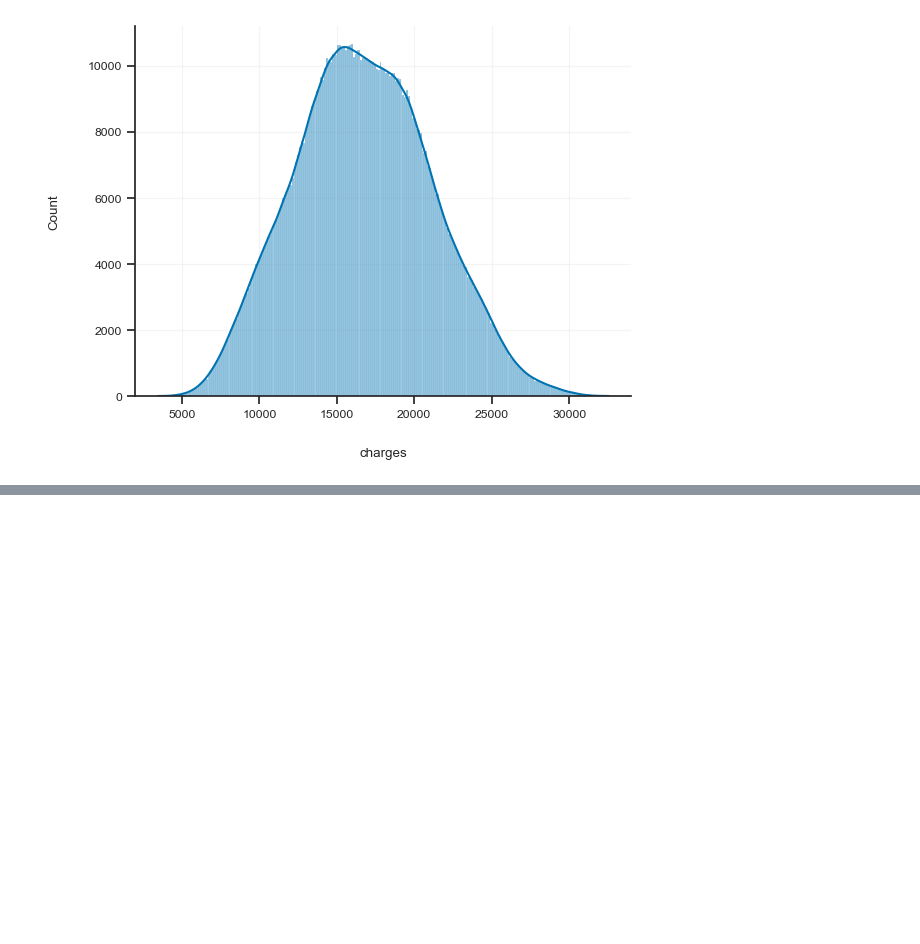
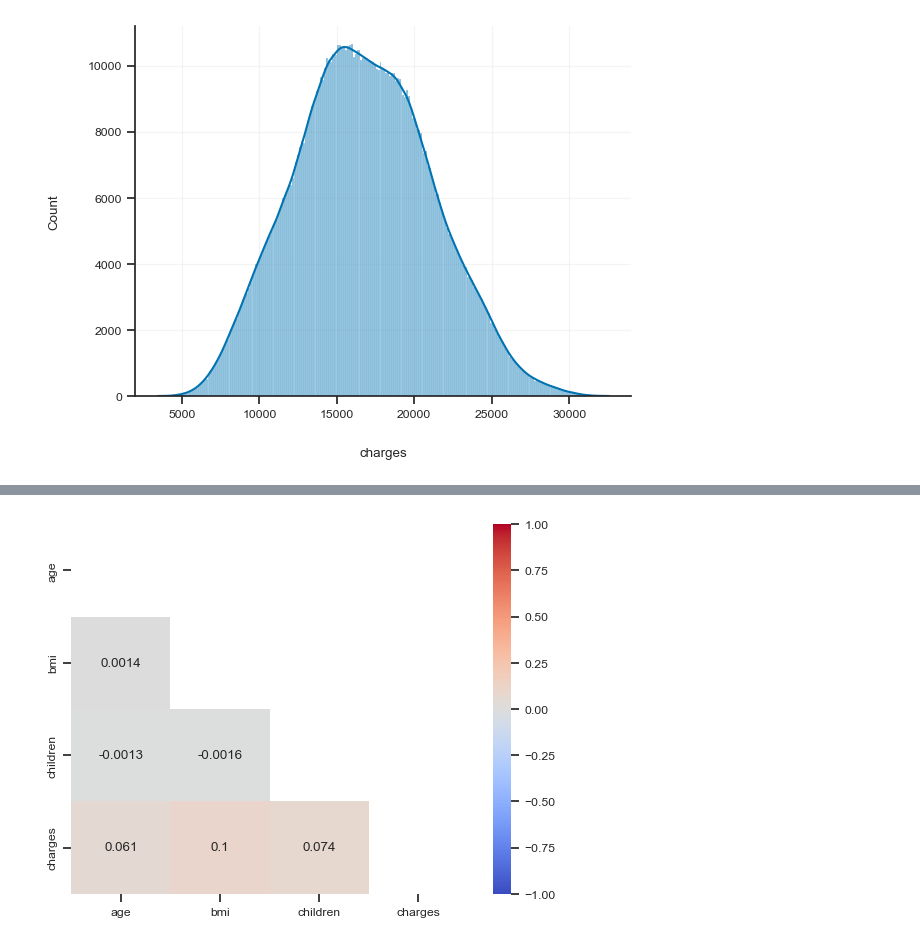
Before and after one commit to guipradow/insurance, a Jupyter notebook: notebooks/insurance_eda.ipynb, the cells around one changed output, grey strips where cells are left out. Saved outputs shown, nothing was run; the diff lists cells and outputs as text; code cells hidden in the pictures; blank space fills up the shorter version.

```diff
--- a/notebooks/insurance_eda.ipynb
+++ b/notebooks/insurance_eda.ipynb
@@ -149,0 +168,8 @@ sns.despine();
+# %%
+# Spearman correlation heatmap
+spearman_rho = df[num_cols].corr(method='spearman')
+mask = np.triu(np.ones_like(spearman_rho, dtype=bool))
+sns.heatmap(spearman_rho, cmap='coolwarm', vmin=-1, vmax=1, annot=True, mask=mask)
+plt.grid(None)
+# %% [output]
+[figure, added]
```
Also changed, not shown: parts of 29 cells of this notebook.
